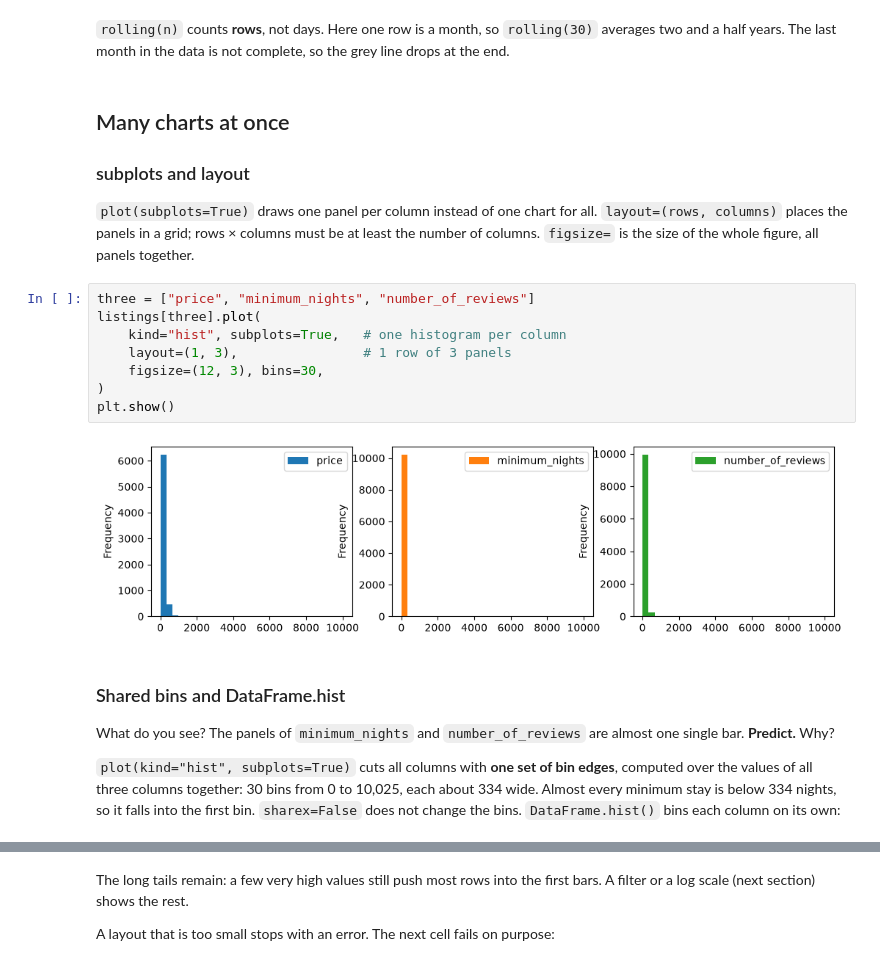
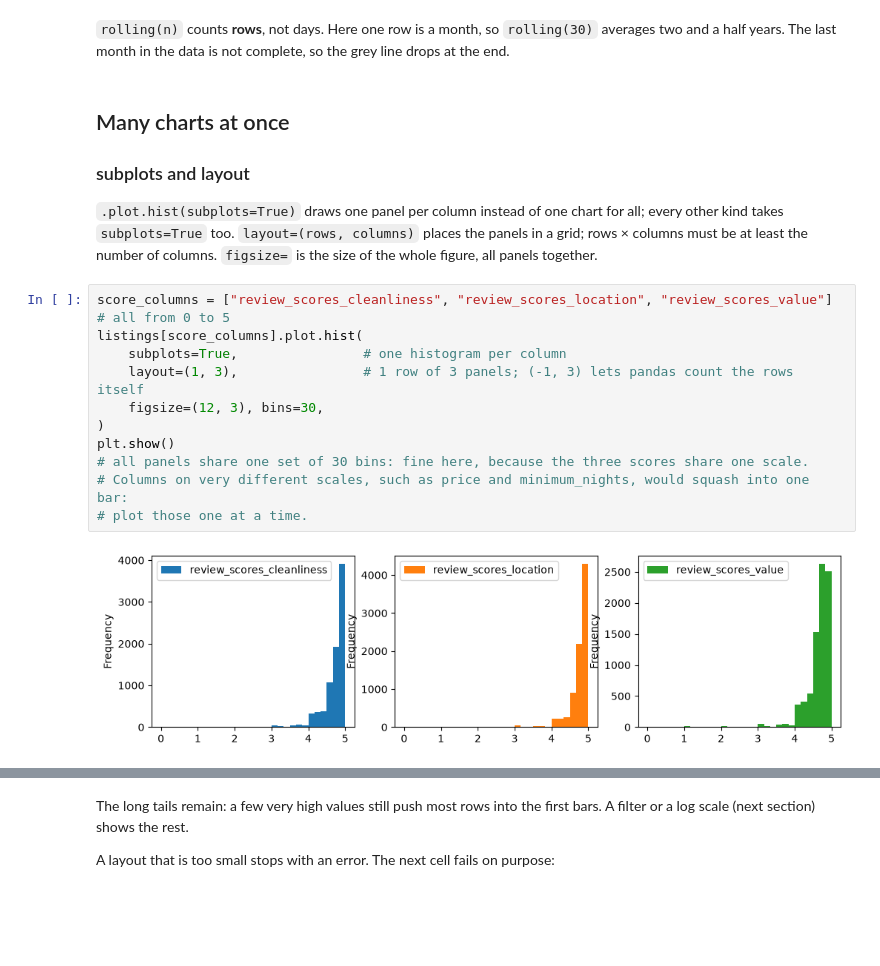
Before and after one commit to khoadaniel/statistical-programming-mpmd-htw-ws-2026, a Jupyter notebook: sessions/01-careers-and-python/workbooks/05-lecture-plotting-with-pandas.ipynb, the cells around one changed output, grey strips where cells are left out. Drawn from its saved outputs; the diff is of its cells as text; blank space fills up the shorter version.

```diff
--- a/sessions/01-careers-and-python/workbooks/05-lecture-plotting-with-pandas.ipynb
+++ b/sessions/01-careers-and-python/workbooks/05-lecture-plotting-with-pandas.ipynb
@@ -244,20 +399,17 @@ plt.show()
 
 ### subplots and layout
 
-`plot(subplots=True)` draws one panel per column instead of one chart for all. `layout=(rows, columns)` places the panels in a grid; rows × columns must be at least the number of columns. `figsize=` is the size of the whole figure, all panels together.
+`.plot.hist(subplots=True)` draws one panel per column instead of one chart for all; every other kind takes `subplots=True` too. `layout=(rows, columns)` places the panels in a grid; rows × columns must be at least the number of columns. `figsize=` is the size of the whole figure, all panels together.
 # %%
-three = ["price", "minimum_nights", "number_of_reviews"]
-listings[three].plot(
-    kind="hist", subplots=True,   # one histogram per column
-    layout=(1, 3),                # 1 row of 3 panels
+score_columns = ["review_scores_cleanliness", "review_scores_location", "review_scores_value"]   # all from 0 to 5
+listings[score_columns].plot.hist(
+    subplots=True,                # one histogram per column
+    layout=(1, 3),                # 1 row of 3 panels; (-1, 3) lets pandas count the rows itself
     figsize=(12, 3), bins=30,
 )
 plt.show()
+# all panels share one set of 30 bins: fine here, because the three scores share one scale.
+# Columns on very different scales, such as price and minimum_nights, would squash into one bar:
+# plot those one at a time.
 # %% [output]
-[figure, old version]
+[figure, new version]
-# %% [markdown]
-### Shared bins and DataFrame.hist
-
-What do you see? The panels of `minimum_nights` and `number_of_reviews` are almost one single bar. **Predict.** Why?
-
-`plot(kind="hist", subplots=True)` cuts all columns with **one set of bin edges**, computed over the values of all three columns together: 30 bins from 0 to 10,025, each about 334 wide. Almost every minimum stay is below 334 nights, so it falls into the first bin. `sharex=False` does not change the bins. `DataFrame.hist()` bins each column on its own:
```
Also changed, not shown: parts of 44 cells of this notebook, 27 other files.
